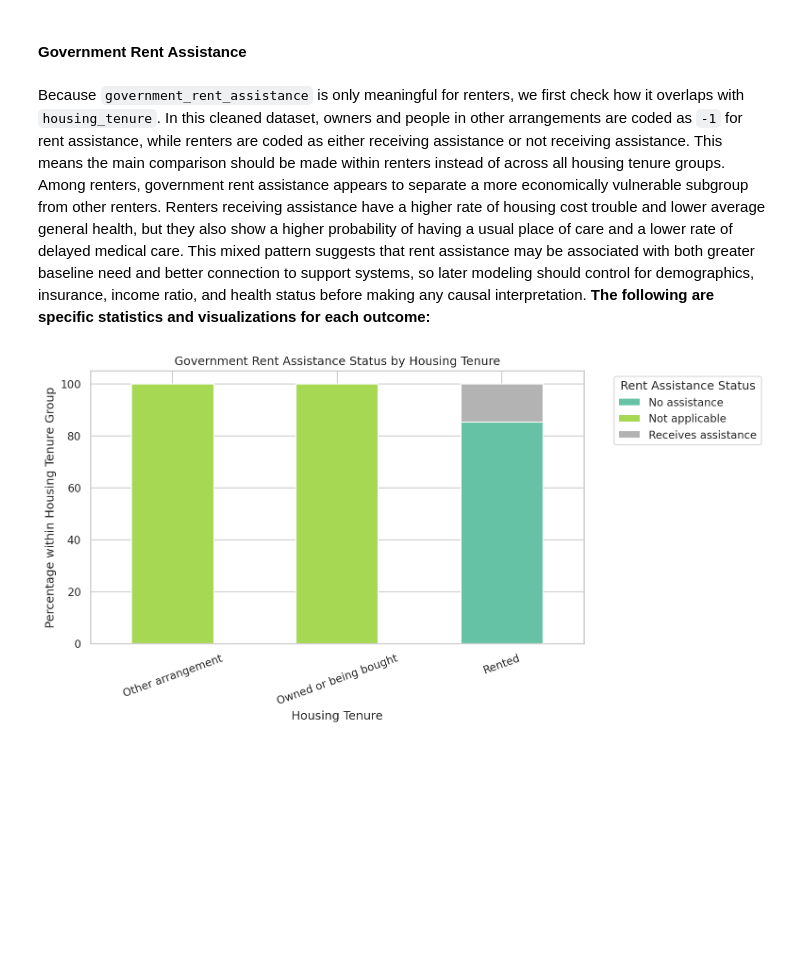
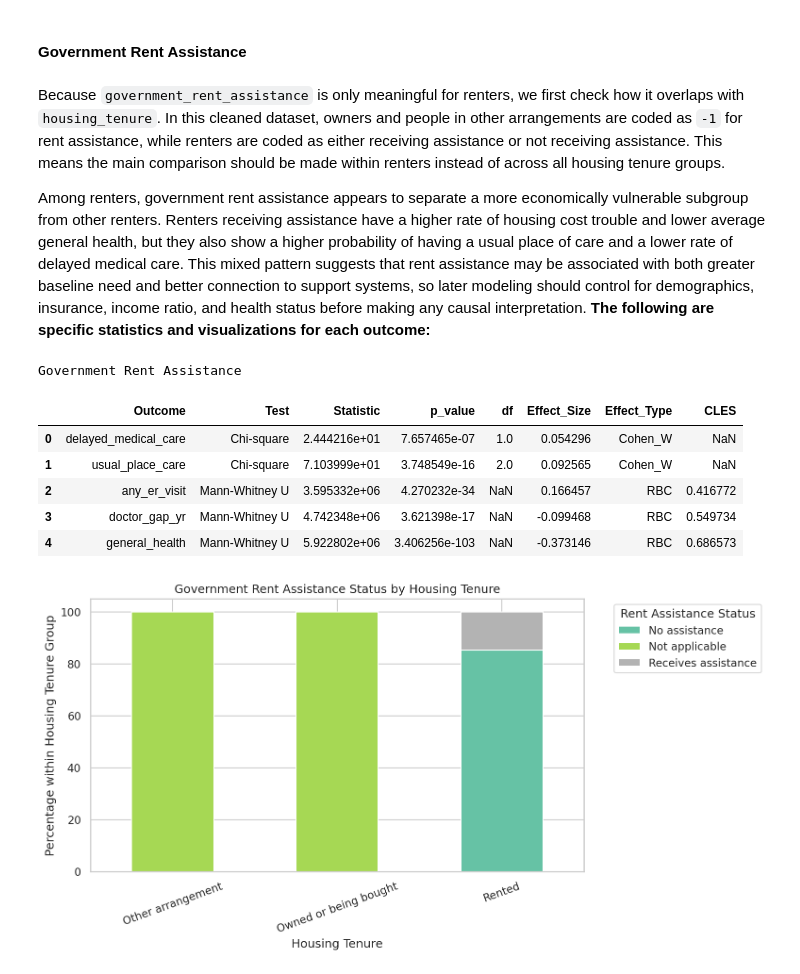
Before and after one commit to COGS108/Group-SP26-079, a Jupyter notebook: 03-FinalProject.ipynb, the cells around one changed output. Saved outputs shown, nothing was run; the diff lists cells and outputs as text; code cells hidden in the pictures; blank space fills up the shorter version.

```diff
--- a/03-FinalProject.ipynb
+++ b/03-FinalProject.ipynb
@@ -249,8 +262,24 @@ Renters reported poorer general health scores. Mann–Whitney: *p* ≈ 0, RBC <
 
 #### Government Rent Assistance
 # %% [markdown]
-Because `government_rent_assistance` is only meaningful for renters, we first check how it overlaps with `housing_tenure`. In this cleaned dataset, owners and people in other arrangements are coded as `-1` for rent assistance, while renters are coded as either receiving assistance or not receiving assistance. This means the main comparison should be made within renters instead of across all housing tenure groups. Among renters, government rent assistance appears to separate a more economically vulnerable subgroup from other renters. Renters receiving assistance have a higher rate of housing cost trouble and lower average general health, but they also show a higher probability of having a usual place of care and a lower rate of delayed medical care. This mixed pattern suggests that rent assistance may be associated with both greater baseline need and better connection to support systems, so later modeling should control for demographics, insurance, income ratio, and health status before making any causal interpretation.
+Because `government_rent_assistance` is only meaningful for renters, we first check how it overlaps with `housing_tenure`. In this cleaned dataset, owners and people in other arrangements are coded as `-1` for rent assistance, while renters are coded as either receiving assistance or not receiving assistance. This means the main comparison should be made within renters instead of across all housing tenure groups.
+
+Among renters, government rent assistance appears to separate a more economically vulnerable subgroup from other renters. Renters receiving assistance have a higher rate of housing cost trouble and lower average general health, but they also show a higher probability of having a usual place of care and a lower rate of delayed medical care. This mixed pattern suggests that rent assistance may be associated with both greater baseline need and better connection to support systems, so later modeling should control for demographics, insurance, income ratio, and health status before making any causal interpretation.
 __The following are specific statistics and visualizations for each outcome:__
+# %%
+print("Government Rent Assistance")
+rent_df = pd.read_csv(
+    "results/eda_tables/rent_assistance_statistics.csv"
+)
+rent_df
+# %% [output]
+Government Rent Assistance
+|  | Outcome | Test | Statistic | p_value | df | Effect_Size | Effect_Type | CLES |
+| 0 | delayed_medical_care | Chi-square | 2.444216e+01 | 7.657465e-07 | 1.0 | 0.054296 | Cohen_W | NaN |
+| 1 | usual_place_care | Chi-square | 7.103999e+01 | 3.748549e-16 | 2.0 | 0.092565 | Cohen_W | NaN |
+| 2 | any_er_visit | Mann-Whitney U | 3.595332e+06 | 4.270232e-34 | NaN | 0.166457 | RBC | 0.416772 |
+| 3 | doctor_gap_yr | Mann-Whitney U | 4.742348e+06 | 3.621398e-17 | NaN | -0.099468 | RBC | 0.549734 |
+| 4 | general_health | Mann-Whitney U | 5.922802e+06 | 3.406256e-103 | NaN | -0.373146 | RBC | 0.686573 |
 # %%
 ipy_display(Image(filename='results/eda_charts/rent_assistance_by_tenure.png'))
 # %% [output]
```
Also changed, not shown: parts of 11 cells of this notebook.
